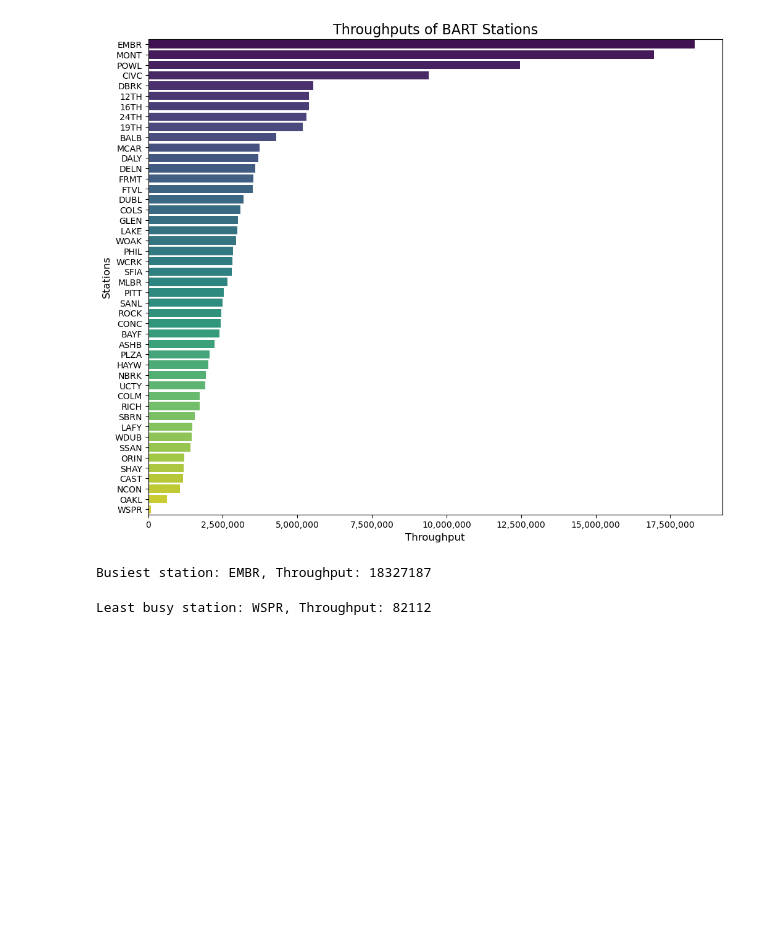
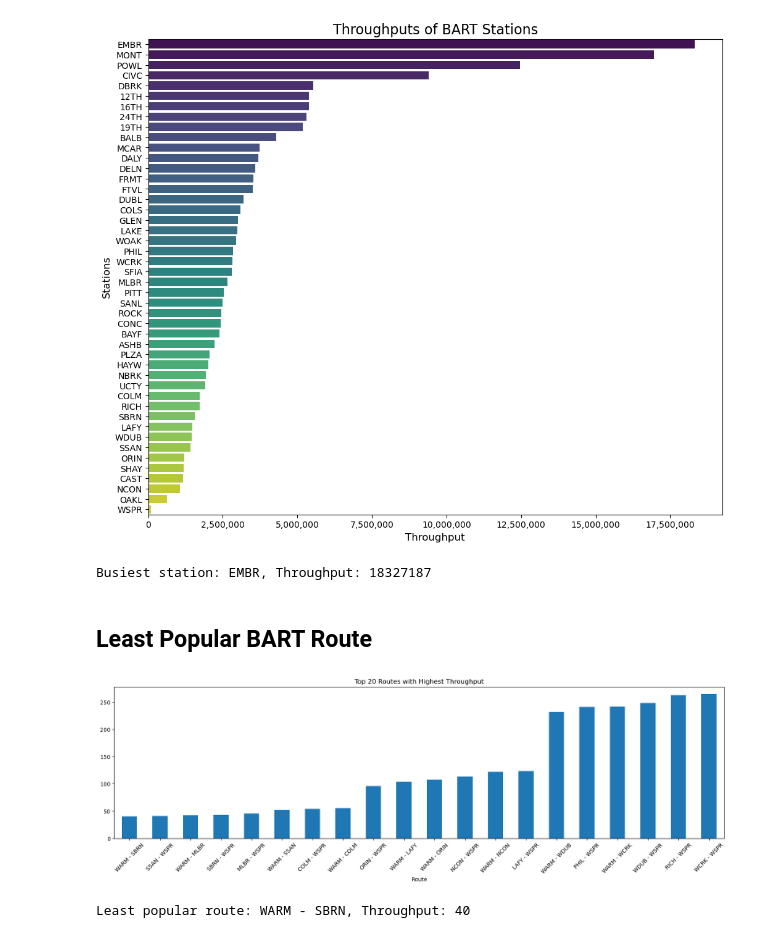
Before and after one commit to zafermesut/bart-project, a Jupyter notebook: Project.ipynb, the cells around one changed output. Cells and saved outputs as stored; diff of their text form; code cells hidden in the pictures; blank space fills up the shorter version.

```diff
--- a/Project.ipynb
+++ b/Project.ipynb
@@ -153,3 +153,15 @@ df.sample(5)
 df.columns
 # %% [output]
 Index(['Origin', 'Destination', 'Throughput', 'DateTime'], dtype='object')
+# %%
+# I got this code from Kaggle.
+df['DateTime']=pd.to_datetime(df['DateTime'])
+df['Year']=df['DateTime'].dt.year
+df['Month']=df['DateTime'].dt.month
+df['Weekday']=df['DateTime'].dt.dayofweek
+df['Month_Name']=df['DateTime'].dt.month_name()
+df['Weekday_Name']=df['DateTime'].dt.day_name()
+df['Hour'] = df['DateTime'].dt.hour
+
+df=df.drop('DateTime',axis=1)
+df.sample(5)
@@ -172,10 +195,22 @@ most_busy_value = df.groupby('Destination')['Throughput'].sum().max()
 print(f"Busiest station: {most_busy_station}, Throughput: {most_busy_value}")
 # %% [output]
 Busiest station: EMBR, Throughput: 18327187
+# %% [markdown]
+## Least Popular BART Route
+# %%
+df['Route'] = df['Origin'] + ' - ' + df['Destination']
+# %%
+plt.figure(figsize=(20,5))
+df.groupby('Route')['Throughput'].sum().sort_values(ascending=True)[:20].plot.bar()
+plt.title('Top 20 Routes with Highest Throughput')
+plt.xticks(rotation=45);
+# %% [output]
+[figure, added]
 # %%
-least_busy_station = df.groupby('Destination')['Throughput'].sum().idxmin()
-least_busy_value = df.groupby('Destination')['Throughput'].sum().min()
+least_popular_route = df.groupby('Route')['Throughput'].sum().sort_values(ascending=True).idxmin()
 
-print(f"Least busy station: {least_busy_station}, Throughput: {least_busy_value}")
+least_throughput = df.groupby('Route')['Throughput'].sum().sort_values(ascending=True).min()
+
+print(f"Least popular route: {least_popular_route}, Throughput: {least_throughput}")
 # %% [output]
-Least busy station: WSPR, Throughput: 82112
+Least popular route: WARM - SBRN, Throughput: 40
```
Also changed, not shown: parts of 39 cells of this notebook.
